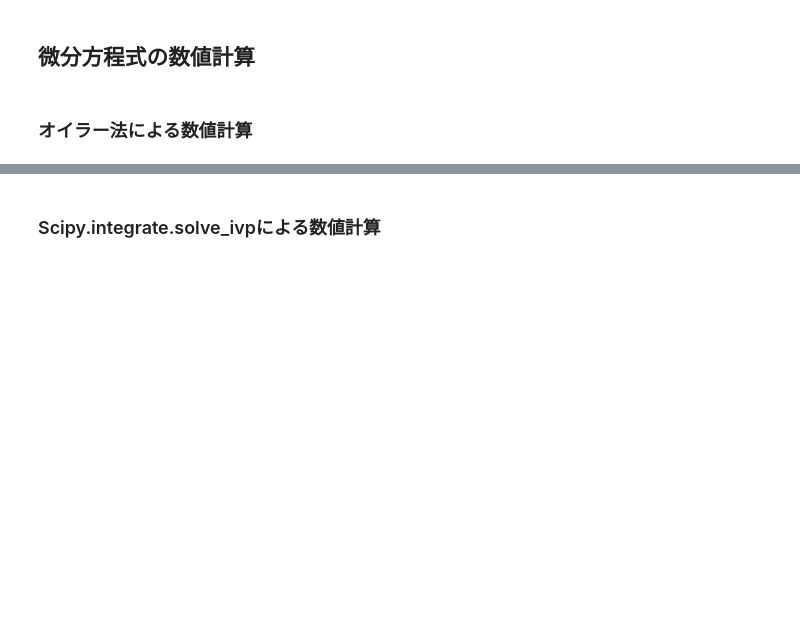
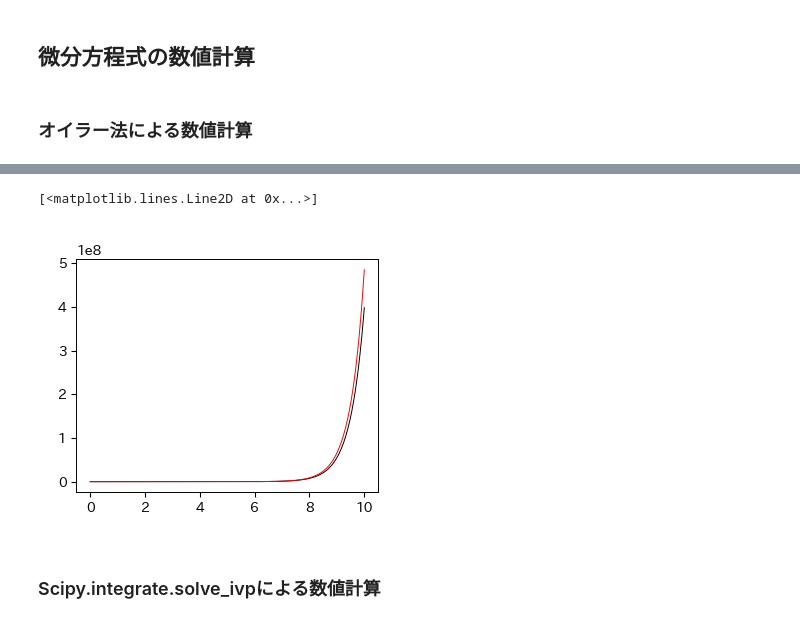
Before and after one commit to tnarizuka/modeling_simulation, a Jupyter notebook: _build/jupyter_execute/chap_5/5_diff_eq.ipynb, the cells around one changed output, grey strips where cells are left out. Saved outputs shown, nothing was run; the diff lists cells and outputs as text; code cells hidden in the pictures; blank space fills up the shorter version.

```diff
--- a/_build/jupyter_execute/chap_5/5_diff_eq.ipynb
+++ b/_build/jupyter_execute/chap_5/5_diff_eq.ipynb
@@ -200,2 +243,18 @@ ax.set_ylabel('$N(t)$', fontsize=15);
+# %%
+def f(n, u_n):
+    return 2*u_n
+
+Dt = 0.01
+U = [1]
+for n in range(1000):
+    U.append(U[n]+Dt*f(n, U[n]))
+# %%
+fig, ax = plt.subplots()
+t = np.arange(len(U))*Dt
+ax.plot(t, U)
+ax.plot(t, np.exp(2*t), 'r-')
+# %% [output]
+[<matplotlib.lines.Line2D at 0x...>]
+[figure, added]
 # %% [markdown]
 ### Scipy.integrate.solve_ivpによる数値計算
```
Also changed, not shown: parts of 4 cells of this notebook, 9 other files.
